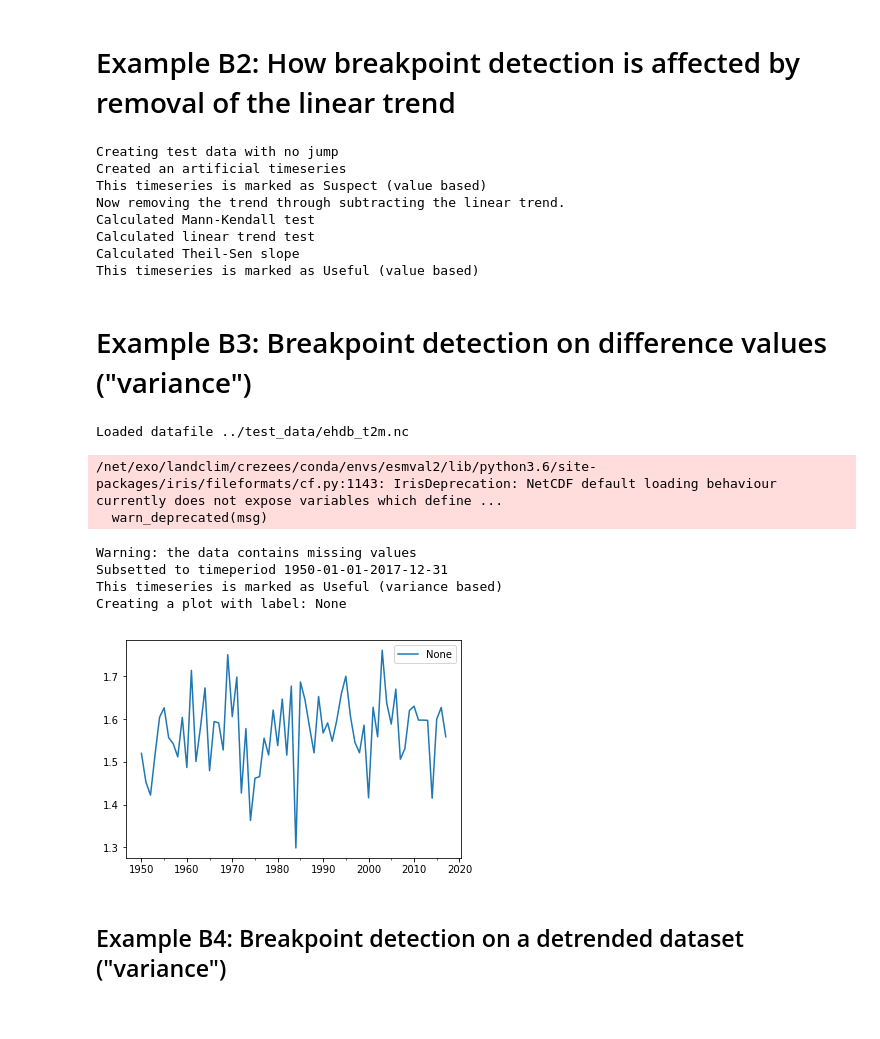
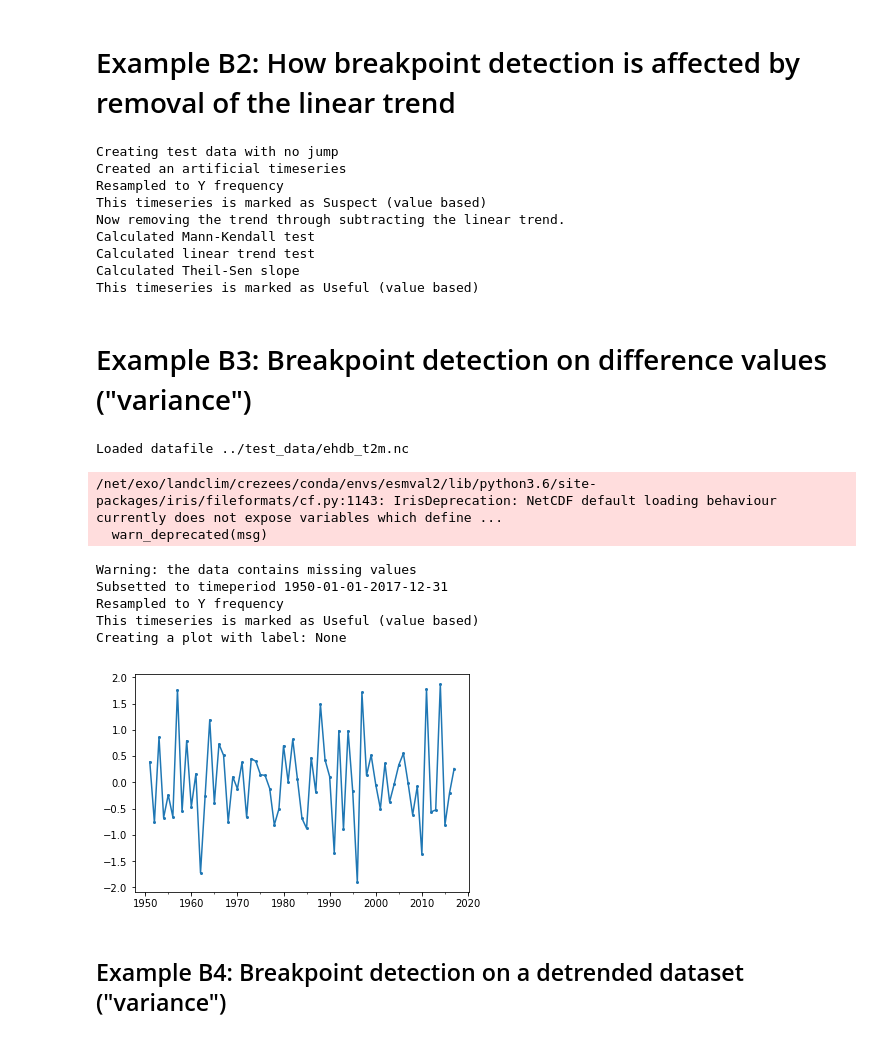
Before and after one commit to bascrezee/trend_framework, a Jupyter notebook: notebooks/examples_general.ipynb, the cells around one changed output. Cells and saved outputs as stored; diff of their text form; code cells hidden in the pictures.

```diff
--- a/notebooks/examples_general.ipynb
+++ b/notebooks/examples_general.ipynb
@@ -42,14 +42,16 @@ mydat = TrendLims1D('artificial_timeseries')
 print("Creating test data with no jump")
 noise_magnitude = 0.05
 mydat.create_artificial({'periods' : 200, 'jump_start' : 46, 'jump_length': 200,'jump_magnitude' : 0.0*noise_magnitude, 'trend_magnitude' : 0.1*noise_magnitude, 'noise' : noise_magnitude})
-mydat.breakpoint_recipe_values()
+mydat.resample('Y')
+mydat.detect_breakpoints()
 print("Now removing the trend through subtracting the linear trend.")
 mydat.do_trends()
 mydat.remove_trend('linear')
-mydat.breakpoint_recipe_values()
+mydat.detect_breakpoints()
 # %% [output]
 Creating test data with no jump
 Created an artificial timeseries
+Resampled to Y frequency
 This timeseries is marked as Suspect (value based)
 Now removing the trend through subtracting the linear trend.
 Calculated Mann-Kendall test
@@ -61,19 +63,22 @@ This timeseries is marked as Useful (value based)
 # %%
 mydat = TrendLims1D('De Bilt T2m')
 mydat.load_file('../test_data/ehdb_t2m.nc')
 # Detect breakpoints
 mydat.subset(slice('1950-01-01','2017-12-31'))
-mydat.breakpoint_recipe_differences()
-mydat.plot(mode='differences')
+mydat.resample('Y')
+mydat.remove_trend(method='differences')
+mydat.detect_breakpoints()
+mydat.plot()
 # %% [output]
 Loaded datafile ../test_data/ehdb_t2m.nc
 /net/exo/landclim/crezees/conda/envs/esmval2/lib/python3.6/site-packages/iris/fileformats/cf.py:1143: IrisDeprecation: NetCDF default loading behaviour currently does not expose variables which define ...
   warn_deprecated(msg)
 Warning: the data contains missing values
 Subsetted to timeperiod 1950-01-01-2017-12-31
-This timeseries is marked as Useful (variance based)
+Resampled to Y frequency
+This timeseries is marked as Useful (value based)
 Creating a plot with label: None
-[figure, old version]
+[figure, new version]
 # %% [markdown]
 ## Example B4:  Breakpoint detection on a detrended dataset ("variance")
 # %%
```
Also changed, not shown: parts of 6 cells of this notebook, 1 other file.
